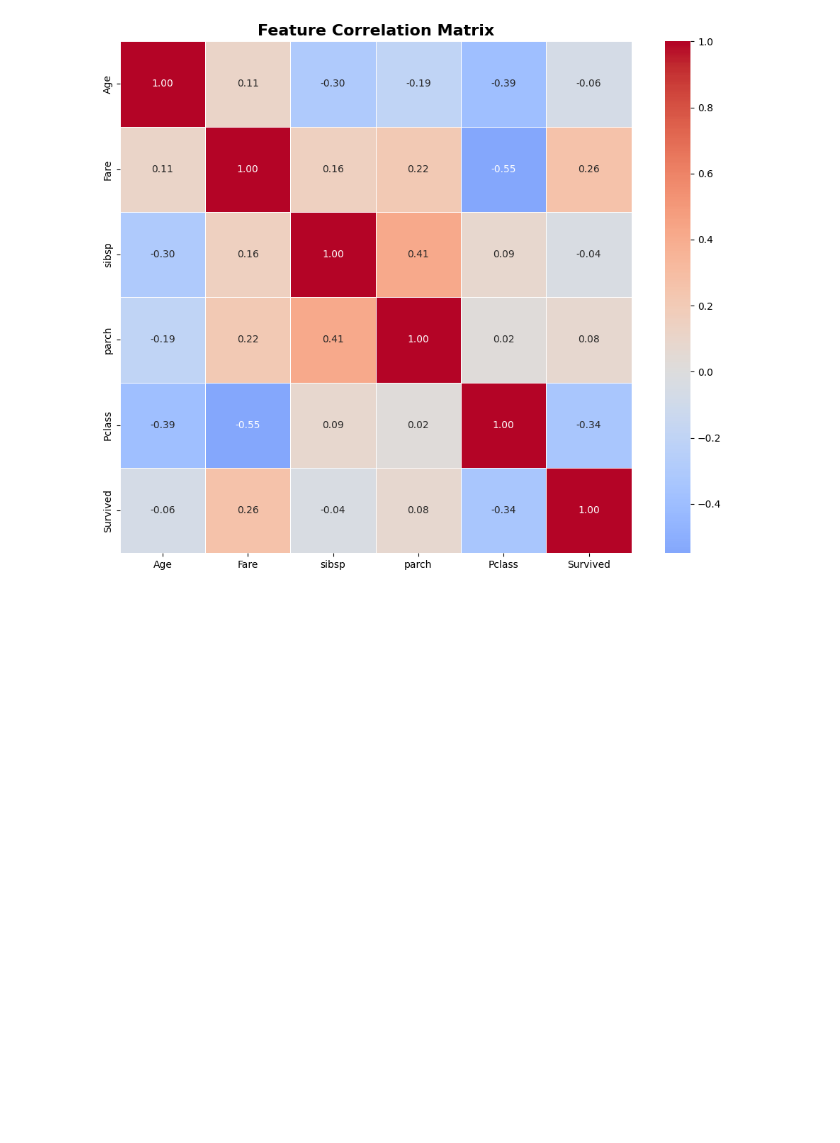
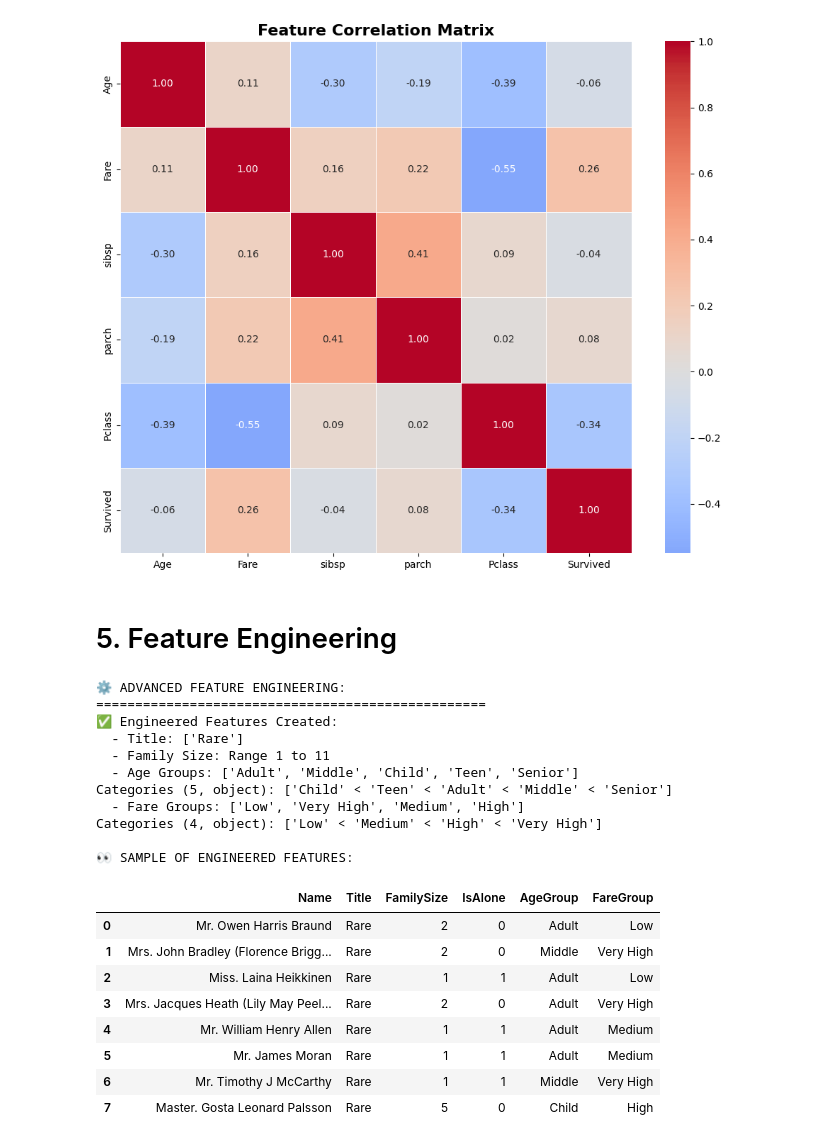
Before and after one commit to Clinton1029/Titanic_Survival_Prediction_ML, a Jupyter notebook: Titanic_Survival_Prediction_ML.ipynb, the cells around one changed output. Saved outputs shown, nothing was run; the diff lists cells and outputs as text; code cells hidden in the pictures; blank space fills up the shorter version.

```diff
--- a/Titanic_Survival_Prediction_ML.ipynb
+++ b/Titanic_Survival_Prediction_ML.ipynb
@@ -322,3 +322,66 @@ Non-Survival Rate: 61.44%
 📈 CORRELATION ANALYSIS:
 ========================================
 [figure]
+# %% [markdown]
+# 5. Feature Engineering
+# %%
+print("⚙️ ADVANCED FEATURE ENGINEERING:")
+print("=" * 50)
+
+# Create a copy for feature engineering
+df_features = df_clean.copy()
+
+# 1. Extract Title from Name
+df_features['Title'] = df_features['Name'].str.extract(' ([A-Za-z]+)\.', expand=False)
+title_mapping = {
+    'Mr': 'Mr', 'Miss': 'Miss', 'Mrs': 'Mrs', 'Master': 'Master',
+    'Dr': 'Rare', 'Rev': 'Rare', 'Col': 'Rare', 'Major': 'Rare',
+    'Mlle': 'Miss', 'Ms': 'Miss', 'Lady': 'Rare', 'Countess': 'Rare',
+    'Capt': 'Rare', 'Sir': 'Rare', 'Don': 'Rare', 'Jonkheer': 'Rare'
+}
+df_features['Title'] = df_features['Title'].map(title_mapping)
+df_features['Title'].fillna('Rare', inplace=True)
+
+# 2. Family Features
+df_features['FamilySize'] = df_features['sibsp'] + df_features['parch'] + 1
+df_features['IsAlone'] = (df_features['FamilySize'] == 1).astype(int)
+
+# 3. Age Groups
+df_features['AgeGroup'] = pd.cut(df_features['Age'],
+                                bins=[0, 12, 18, 35, 60, 100],
+                                labels=['Child', 'Teen', 'Adult', 'Middle', 'Senior'])
+
+# 4. Fare Categories
+df_features['FareGroup'] = pd.qcut(df_features['Fare'], 4,
+                                  labels=['Low', 'Medium', 'High', 'Very High'])
+
+print("✅ Engineered Features Created:")
+print(f"  - Title: {df_features['Title'].unique()}")
+print(f"  - Family Size: Range {df_features['FamilySize'].min()} to {df_features['FamilySize'].max()}")
+print(f"  - Age Groups: {df_features['AgeGroup'].unique()}")
+print(f"  - Fare Groups: {df_features['FareGroup'].unique()}")
+
+# Display new features
+print("\n👀 SAMPLE OF ENGINEERED FEATURES:")
+display(df_features[['Name', 'Title', 'FamilySize', 'IsAlone', 'AgeGroup', 'FareGroup']].head(8))
+# %% [output]
+⚙️ ADVANCED FEATURE ENGINEERING:
+==================================================
+✅ Engineered Features Created:
+  - Title: ['Rare']
+  - Family Size: Range 1 to 11
+  - Age Groups: ['Adult', 'Middle', 'Child', 'Teen', 'Senior']
+Categories (5, object): ['Child' < 'Teen' < 'Adult' < 'Middle' < 'Senior']
+  - Fare Groups: ['Low', 'Very High', 'Medium', 'High']
+Categories (4, object): ['Low' < 'Medium' < 'High' < 'Very High']
+
+👀 SAMPLE OF ENGINEERED FEATURES:
+|  | Name | Title | FamilySize | IsAlone | AgeGroup | FareGroup |
+| 0 | Mr. Owen Harris Braund | Rare | 2 | 0 | Adult | Low |
+| 1 | Mrs. John Bradley (Florence Brigg... | Rare | 2 | 0 | Middle | Very High |
+| 2 | Miss. Laina Heikkinen | Rare | 1 | 1 | Adult | Low |
+| 3 | Mrs. Jacques Heath (Lily May Peel... | Rare | 2 | 0 | Adult | Very High |
+| 4 | Mr. William Henry Allen | Rare | 1 | 1 | Adult | Medium |
+| 5 | Mr. James Moran | Rare | 1 | 1 | Adult | Medium |
+| 6 | Mr. Timothy J McCarthy | Rare | 1 | 1 | Middle | Very High |
+| 7 | Master. Gosta Leonard Palsson | Rare | 5 | 0 | Child | High |
```
